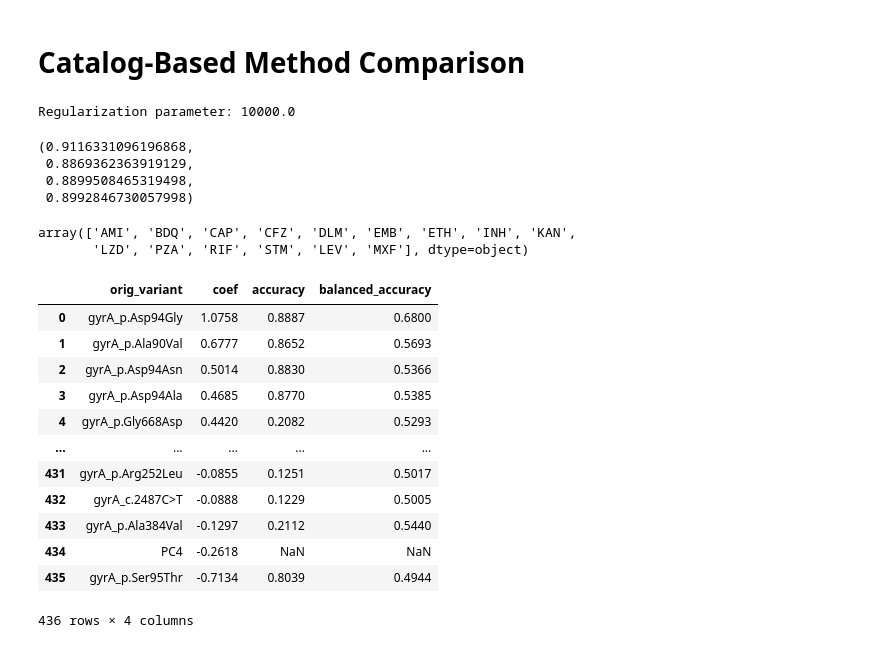
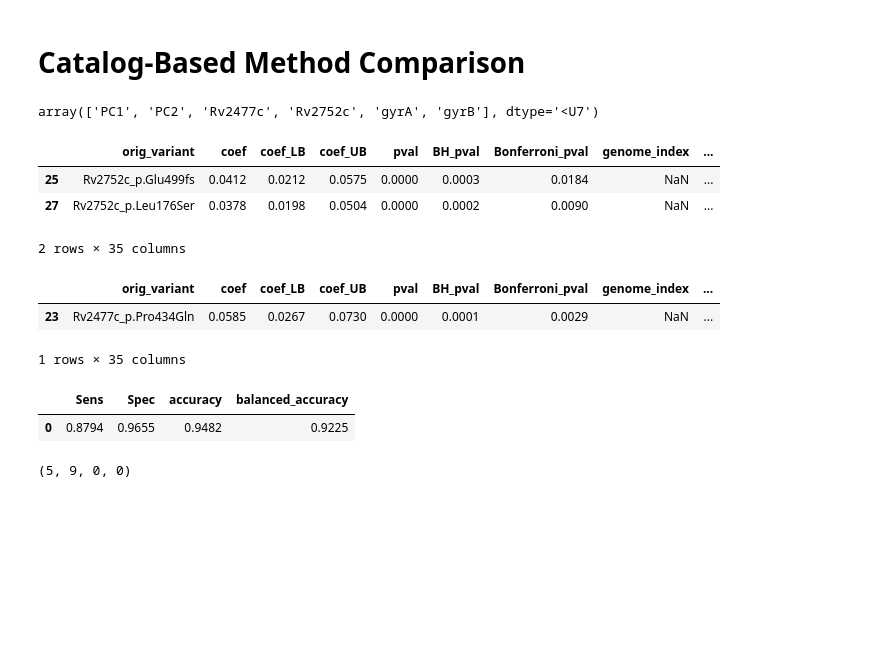
Before and after one commit to farhat-lab/who-analysis, a Jupyter notebook: analysis/analysis.ipynb, the cells around one changed output. Drawn from its saved outputs; the diff is of its cells as text; code cells hidden in the pictures; blank space fills up the shorter version.

```diff
--- a/analysis/analysis.ipynb
+++ b/analysis/analysis.ipynb
@@ -367,18 +300,5 @@ def compute_downselected_model(out_dir):
 # %%
-out_dir = "/n/data1/hms/dbmi/farhat/ye12/who/analysis/Moxifloxacin/tiers=1/phenos=WHO/dropAF_withSyn"
+out_dir = "/n/data1/hms/dbmi/farhat/ye12/who/analysis/Levofloxacin/tiers=1+2/phenos=WHO/dropAF_withSyn"
 
-sens, spec, acc, balanced_acc = compute_downselected_model(out_dir)
+model_summary = pd.read_csv(os.path.join(out_dir, "logReg_summary.csv"))
+model_analysis = pd.read_csv(os.path.join(out_dir, "model_analysis.csv"))
-# %% [output]
-Regularization parameter: 10000.0
-# %%
-sens, spec, acc, balanced_acc
-# %% [output]
-(0.9116331096196868,
- 0.8869362363919129,
- 0.8899508465319498,
- 0.8992846730057998)
-# %%
-who_variants.drug.unique()
-# %% [output]
-array(['AMI', 'BDQ', 'CAP', 'CFZ', 'DLM', 'EMB', 'ETH', 'INH', 'KAN',
-       'LZD', 'PZA', 'RIF', 'STM', 'LEV', 'MXF'], dtype=object)
@@ -385,18 +307,26 @@ array(['AMI', 'BDQ', 'CAP', 'CFZ', 'DLM', 'EMB', 'ETH', 'INH', 'KAN',
+# %%
+genes
+# %% [output]
+array(['PC1', 'PC2', 'Rv2477c', 'Rv2752c', 'gyrA', 'gyrB'], dtype='<U7')
+# %%
+model_analysis.query("coef > 0").loc[model_analysis["orig_variant"].str.contains("Rv2752c")]
+# %% [output]
+|  | orig_variant | coef | coef_LB | coef_UB | pval | BH_pval | Bonferroni_pval | genome_index | ... |
+| 25 | Rv2752c_p.Glu499fs | 0.0412 | 0.0212 | 0.0575 | 0.0000 | 0.0003 | 0.0184 | NaN | ... |
+| 27 | Rv2752c_p.Leu176Ser | 0.0378 | 0.0198 | 0.0504 | 0.0000 | 0.0002 | 0.0090 | NaN | ... |
+2 rows × 35 columns
+# %%
+model_analysis.query("coef > 0").loc[model_analysis["orig_variant"].str.contains("Rv2477c")]
+# %% [output]
+|  | orig_variant | coef | coef_LB | coef_UB | pval | BH_pval | Bonferroni_pval | genome_index | ... |
+| 23 | Rv2477c_p.Pro434Gln | 0.0585 | 0.0267 | 0.0730 | 0.0000 | 0.0001 | 0.0029 | NaN | ... |
+1 rows × 35 columns
 # %%
-model_analysis = pd.read_csv(os.path.join(out_dir, "model_analysis.csv"))
+model_summary
+# %% [output]
+|  | Sens | Spec | accuracy | balanced_accuracy |
+| 0 | 0.8794 | 0.9655 | 0.9482 | 0.9225 |
-# %%
-model_analysis[["orig_variant", "coef", "accuracy", "balanced_accuracy"]]
-# %% [output]
-|  | orig_variant | coef | accuracy | balanced_accuracy |
-| 0 | gyrA_p.Asp94Gly | 1.0758 | 0.8887 | 0.6800 |
-| 1 | gyrA_p.Ala90Val | 0.6777 | 0.8652 | 0.5693 |
-| 2 | gyrA_p.Asp94Asn | 0.5014 | 0.8830 | 0.5366 |
-| 3 | gyrA_p.Asp94Ala | 0.4685 | 0.8770 | 0.5385 |
-| 4 | gyrA_p.Gly668Asp | 0.4420 | 0.2082 | 0.5293 |
-| ... | ... | ... | ... | ... |
-| 431 | gyrA_p.Arg252Leu | -0.0855 | 0.1251 | 0.5017 |
-| 432 | gyrA_c.2487C>T | -0.0888 | 0.1229 | 0.5005 |
-| 433 | gyrA_p.Ala384Val | -0.1297 | 0.2112 | 0.5440 |
-| 434 | PC4 | -0.2618 | NaN | NaN |
-| 435 | gyrA_p.Ser95Thr | -0.7134 | 0.8039 | 0.4944 |
-436 rows × 4 columns
+# %%
+np.argmax(model_analysis["Sens"]), np.argmax(model_analysis["Spec"]), np.argmax(model_analysis["accuracy"]), np.argmax(model_analysis["balanced_accuracy"])
+# %% [output]
+(5, 9, 0, 0)
```
Also changed, not shown: parts of 4 cells of this notebook, 1 other file.
